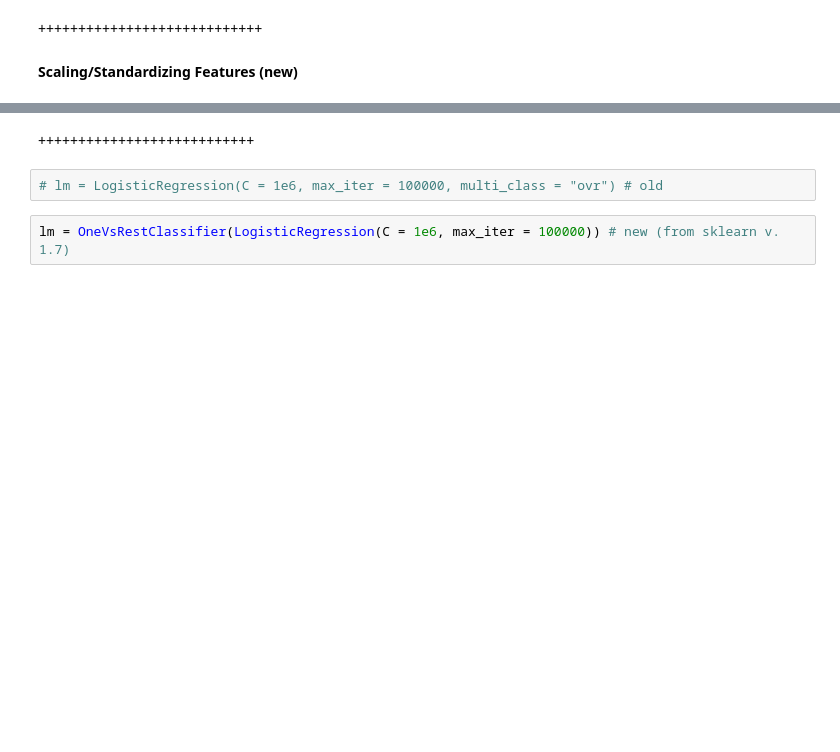
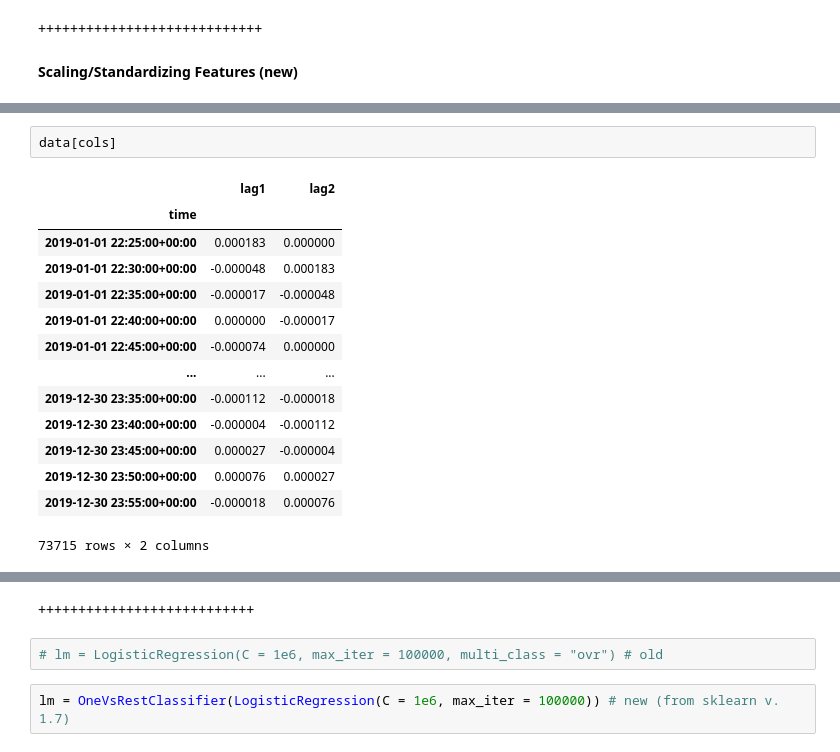
Before and after one commit to Qbannes/energy_trading, a Jupyter notebook: PyCharm_Notebook/Trading/Oanda_implementation.ipynb, the cells around one changed output, grey strips where cells are left out. Drawn from its saved outputs; the diff is of its cells as text; blank space fills up the shorter version.

```diff
--- a/PyCharm_Notebook/Trading/Oanda_implementation.ipynb
+++ b/PyCharm_Notebook/Trading/Oanda_implementation.ipynb
@@ -1234,3 +1323,20 @@ means
+# %%
+data[cols]
+# %% [output]
+|  | lag1 | lag2 |
+| time |  |  |
+| 2019-01-01 22:25:00+00:00 | 0.000183 | 0.000000 |
+| 2019-01-01 22:30:00+00:00 | -0.000048 | 0.000183 |
+| 2019-01-01 22:35:00+00:00 | -0.000017 | -0.000048 |
+| 2019-01-01 22:40:00+00:00 | 0.000000 | -0.000017 |
+| 2019-01-01 22:45:00+00:00 | -0.000074 | 0.000000 |
+| ... | ... | ... |
+| 2019-12-30 23:35:00+00:00 | -0.000112 | -0.000018 |
+| 2019-12-30 23:40:00+00:00 | -0.000004 | -0.000112 |
+| 2019-12-30 23:45:00+00:00 | 0.000027 | -0.000004 |
+| 2019-12-30 23:50:00+00:00 | 0.000076 | 0.000027 |
+| 2019-12-30 23:55:00+00:00 | -0.000018 | 0.000076 |
+73715 rows × 2 columns
 # %%
 stand_devs = data[cols].std()
 stand_devs
```
Also changed, not shown: parts of 30 cells of this notebook, 13 other files.
